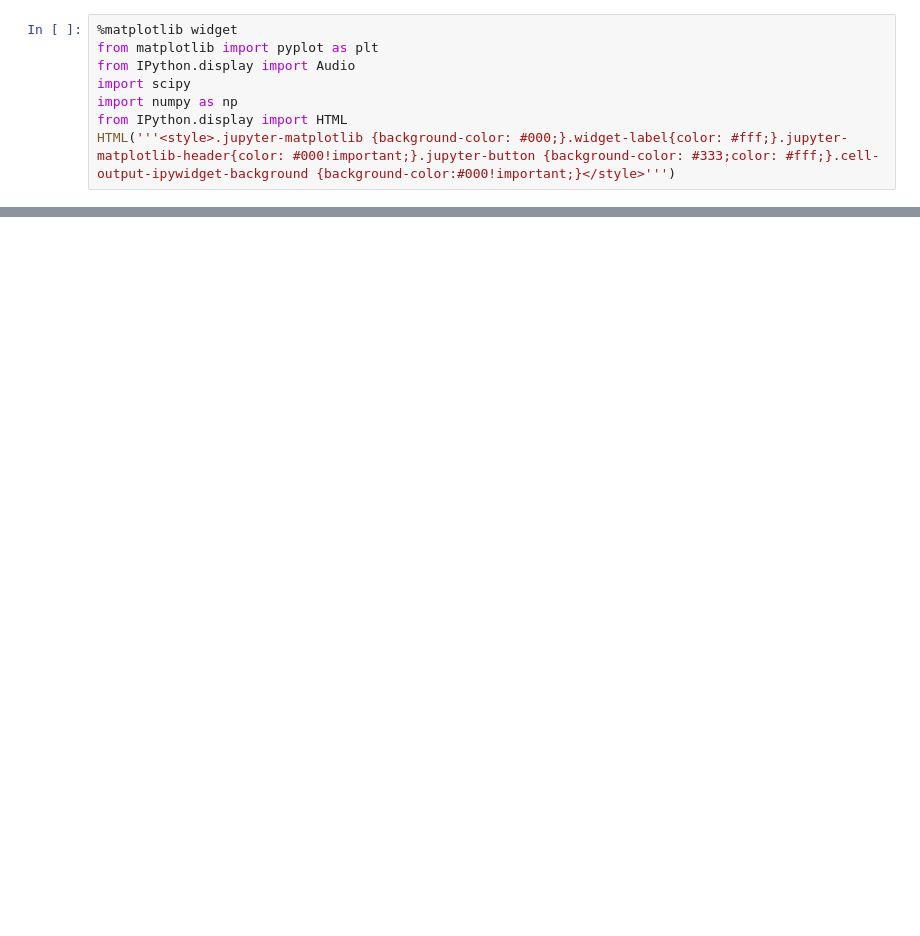
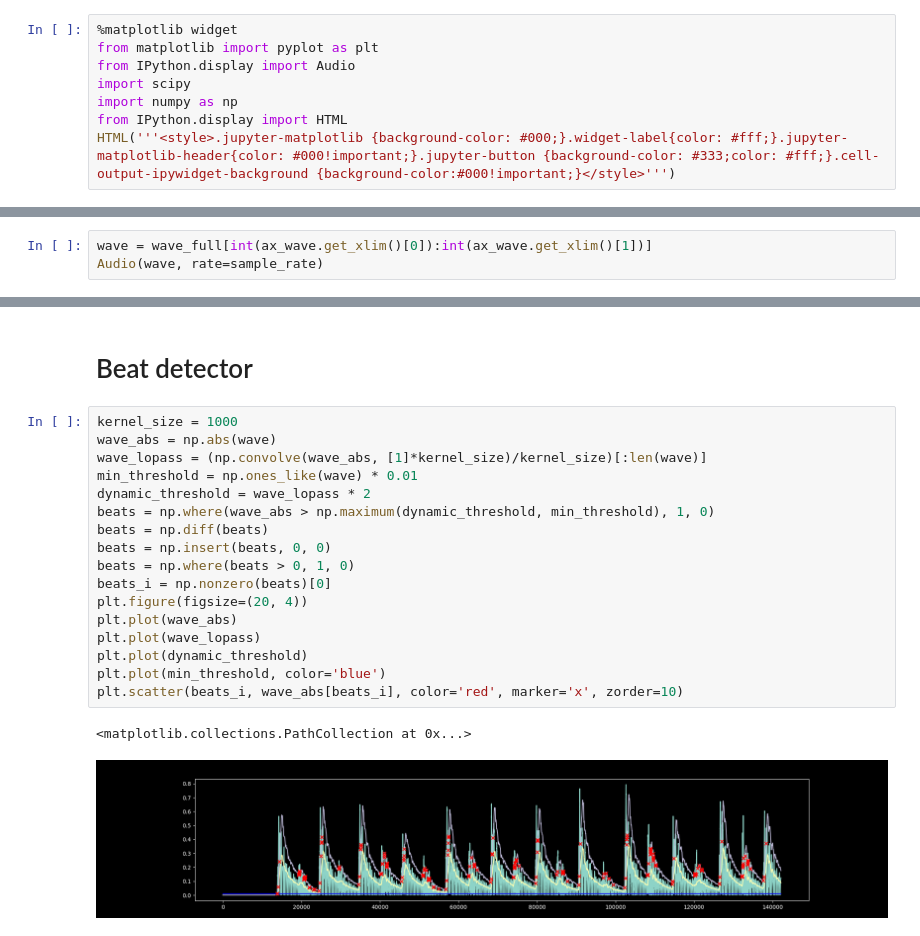
Before and after one commit to njezersek/cajon-sound-classification, a Jupyter notebook: main.ipynb, the cells around one changed output, grey strips where cells are left out. Saved outputs shown, nothing was run; the diff lists cells and outputs as text; blank space fills up the shorter version.

```diff
--- a/main.ipynb
+++ b/main.ipynb
@@ -19,0 +25,3 @@ Text(0.5, 1.0, 'Waveform')
+# %%
+wave = wave_full[int(ax_wave.get_xlim()[0]):int(ax_wave.get_xlim()[1])]
+Audio(wave, rate=sample_rate)
@@ -19,0 +30,22 @@ Text(0.5, 1.0, 'Waveform')
+# %% [markdown]
+# Beat detector
+# %%
+kernel_size = 1000
+wave_abs = np.abs(wave)
+wave_lopass = (np.convolve(wave_abs, [1]*kernel_size)/kernel_size)[:len(wave)]
+min_threshold = np.ones_like(wave) * 0.01
+dynamic_threshold = wave_lopass * 2
+beats = np.where(wave_abs > np.maximum(dynamic_threshold, min_threshold), 1, 0)
+beats = np.diff(beats)
+beats = np.insert(beats, 0, 0)
+beats = np.where(beats > 0, 1, 0)
+beats_i = np.nonzero(beats)[0]
+plt.figure(figsize=(20, 4))
+plt.plot(wave_abs)
+plt.plot(wave_lopass)
+plt.plot(dynamic_threshold)
+plt.plot(min_threshold, color='blue')
+plt.scatter(beats_i, wave_abs[beats_i], color='red', marker='x', zorder=10)
+# %% [output]
+<matplotlib.collections.PathCollection at 0x...>
+[figure, added]
```
Also changed, not shown: parts of 4 cells of this notebook, 2 other files.
